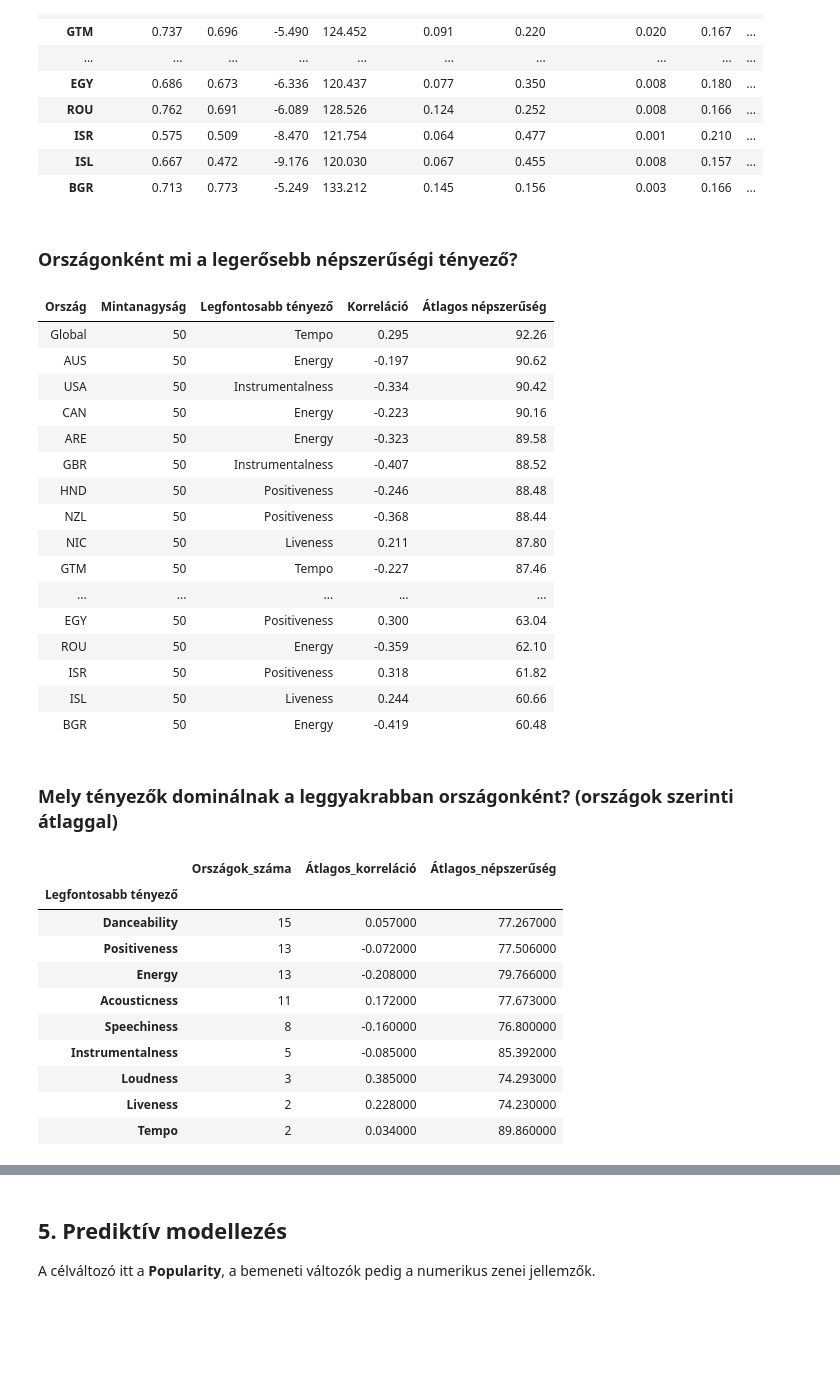
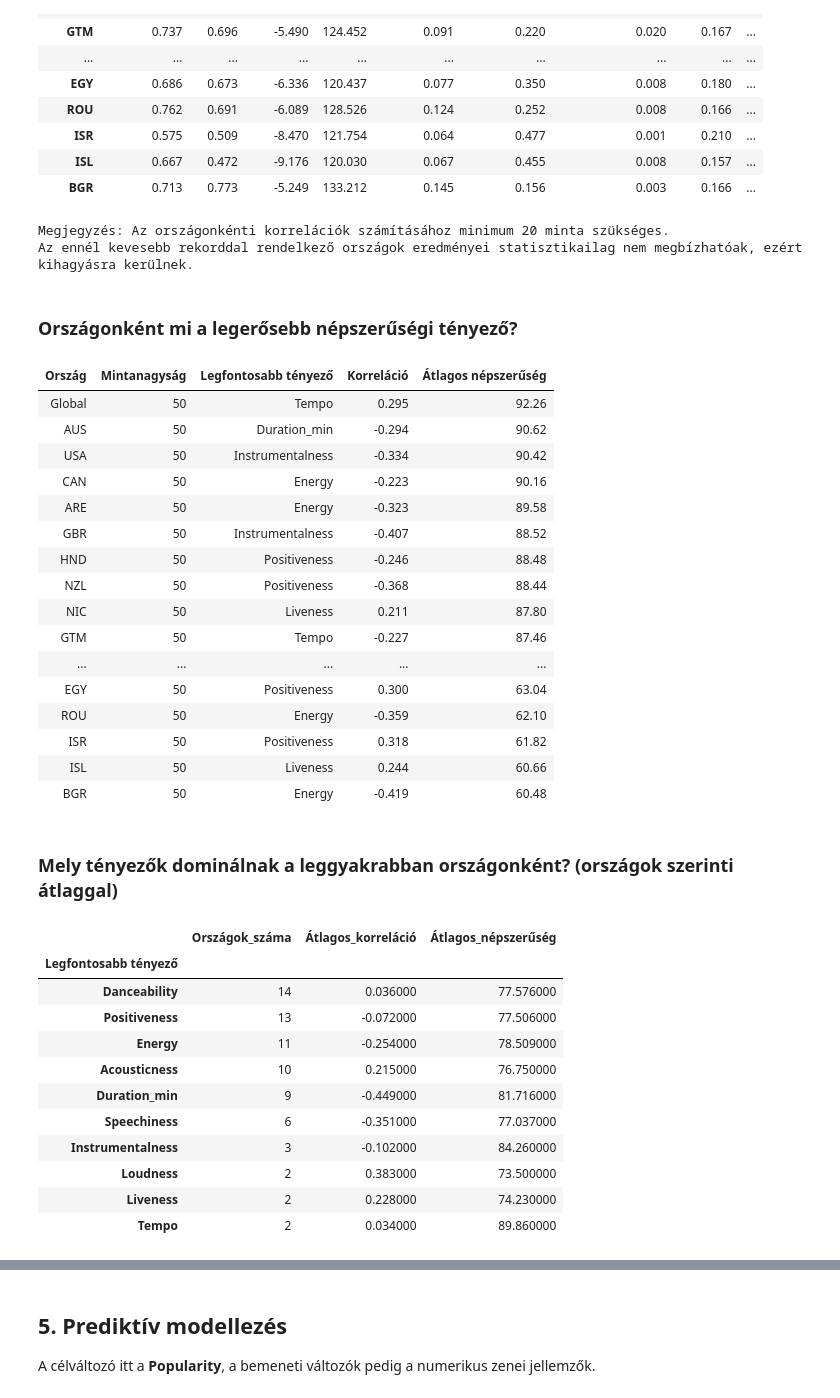
Before and after one commit to kristian10036/spotify_project, a Jupyter notebook: spotify_analizis.ipynb, the cells around one changed output, grey strips where cells are left out. Cells and saved outputs as stored; diff of their text form; code cells hidden in the pictures; blank space fills up the shorter version.

```diff
--- a/spotify_analizis.ipynb
+++ b/spotify_analizis.ipynb
@@ -144,6 +143,10 @@ Adatok mérete: (3589, 21)
 # %%
 # Másolat készítése, hogy az eredeti betöltött adatok megmaradjanak
 df = df_raw.copy()
+
+# Felesleges index oszlop eltávolítása
+if 'Unnamed: 0' in df.columns:
+    df = df.drop(columns=['Unnamed: 0'])
 
 # Lehetséges oszlopnevek egységesítése
 column_mapping = {
@@ -169,6 +172,7 @@ column_mapping = {
     "liveness": "Liveness",
     "valence": "Positiveness",
     "tempo": "Tempo",
+    "duration": "Duration_ms",
     "duration_ms": "Duration_ms",
     "date": "Date",
     "country": "Country",
@@ -317,9 +321,16 @@ pop_summary.to_frame("Érték")
 # %%
 # Zenei jellemzők kiválasztása EDA-hoz
 candidate_audio_features = [
-    "Danceability", "Energy", "Loudness", "Speechiness",
-    "Acousticness", "Instrumentalness", "Liveness",
-    "Positiveness", "Tempo", "Duration_min"
+    "Danceability",
+    "Energy",
+    "Loudness",
+    "Speechiness",
+    "Acousticness",
+    "Instrumentalness",
+    "Liveness",
+    "Positiveness",
+    "Tempo",
+    "Duration_min"
 ]
 
 audio_features = [col for col in candidate_audio_features if col in df.columns]
@@ -578,11 +590,20 @@ if geo_col is not None and not country_mean_df.empty:
     factor_rows = []
     corr_rows = []
 
+    # --- JAVÍTÁS: Minimum minta 20-ra emelve és figyelmeztetés ---
+    min_samples_for_corr = 20
+    print(f"Megjegyzés: Az országonkénti korrelációk számításához minimum {min_samples_for_corr} minta szükséges.")
+    print("Az ennél kevesebb rekorddal rendelkező országok eredményei statisztikailag nem megbízhatóak, ezért kihagyásra kerülnek.")
+    # -------------------------------------------------------------
+
     for country_name, group in country_df.groupby(geo_col):
         sub = group[country_feature_candidates + ["Popularity"]].dropna()
 
-        if len(sub) < 5:
+        # --- JAVÍTÁS: Minimum mintaszám ellenőrzése ---
+        if len(sub) < min_samples_for_corr:
+            print(f"  - {country_name} kihagyva (mintaszám: {len(sub)} < {min_samples_for_corr})")
             continue
+        # -------------------------------------------
 
         corr_series = sub.corr(numeric_only=True)["Popularity"].drop("Popularity").dropna()
 
@@ -649,41 +670,44 @@ if geo_col is not None and not country_mean_df.empty:
         ))
         display(
             dominant_feature_summary.style
             .set_properties(**{"text-align": "left", "white-space": "normal"})
             .set_table_styles([
                 {"selector": "th", "props": [("text-align", "left")]},
                 {"selector": "td", "props": [("max-width", "180px")]},
             ])
         )
 # %% [output]
+Megjegyzés: Az országonkénti korrelációk számításához minimum 20 minta szükséges.
+Az ennél kevesebb rekorddal rendelkező országok eredményei statisztikailag nem megbízhatóak, ezért kihagyásra kerülnek.
 ### Országonként mi a legerősebb népszerűségi tényező?
 | Ország | Mintanagyság | Legfontosabb tényező | Korreláció | Átlagos népszerűség |
 | Global | 50 | Tempo | 0.295 | 92.26 |
-| AUS | 50 | Energy | -0.197 | 90.62 |
+| AUS | 50 | Duration_min | -0.294 | 90.62 |
 | USA | 50 | Instrumentalness | -0.334 | 90.42 |
 | CAN | 50 | Energy | -0.223 | 90.16 |
 | ARE | 50 | Energy | -0.323 | 89.58 |
 | GBR | 50 | Instrumentalness | -0.407 | 88.52 |
 | HND | 50 | Positiveness | -0.246 | 88.48 |
 | NZL | 50 | Positiveness | -0.368 | 88.44 |
 | NIC | 50 | Liveness | 0.211 | 87.80 |
 | GTM | 50 | Tempo | -0.227 | 87.46 |
 | ... | ... | ... | ... | ... |
 | EGY | 50 | Positiveness | 0.300 | 63.04 |
 | ROU | 50 | Energy | -0.359 | 62.10 |
 | ISR | 50 | Positiveness | 0.318 | 61.82 |
 | ISL | 50 | Liveness | 0.244 | 60.66 |
 | BGR | 50 | Energy | -0.419 | 60.48 |
 ### Mely tényezők dominálnak a leggyakrabban országonként? (országok szerinti átlaggal)
 |  | Országok_száma | Átlagos_korreláció | Átlagos_népszerűség |
 | Legfontosabb tényező |  |  |  |
-| Danceability | 15 | 0.057000 | 77.267000 |
+| Danceability | 14 | 0.036000 | 77.576000 |
 | Positiveness | 13 | -0.072000 | 77.506000 |
-| Energy | 13 | -0.208000 | 79.766000 |
-| Acousticness | 11 | 0.172000 | 77.673000 |
-| Speechiness | 8 | -0.160000 | 76.800000 |
-| Instrumentalness | 5 | -0.085000 | 85.392000 |
-| Loudness | 3 | 0.385000 | 74.293000 |
+| Energy | 11 | -0.254000 | 78.509000 |
+| Acousticness | 10 | 0.215000 | 76.750000 |
+| Duration_min | 9 | -0.449000 | 81.716000 |
+| Speechiness | 6 | -0.351000 | 77.037000 |
+| Instrumentalness | 3 | -0.102000 | 84.260000 |
+| Loudness | 2 | 0.383000 | 73.500000 |
 | Liveness | 2 | 0.228000 | 74.230000 |
 | Tempo | 2 | 0.034000 | 89.860000 |
 # %%
```
Also changed, not shown: parts of 21 cells of this notebook, 2 other files.
